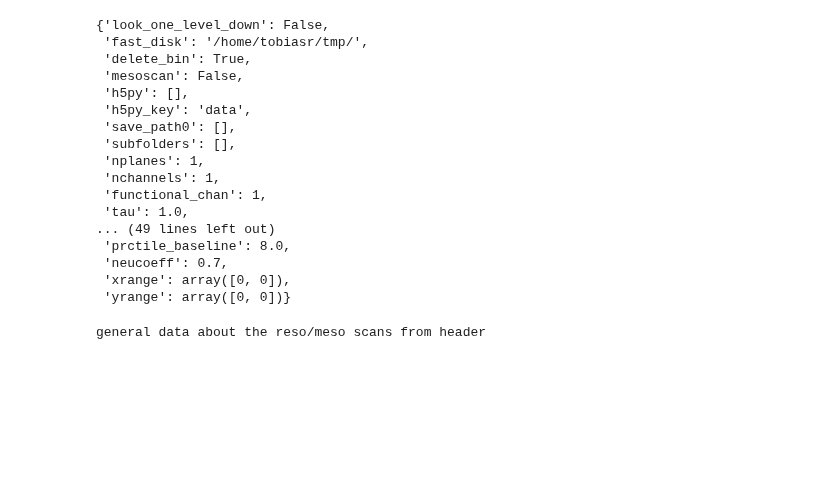
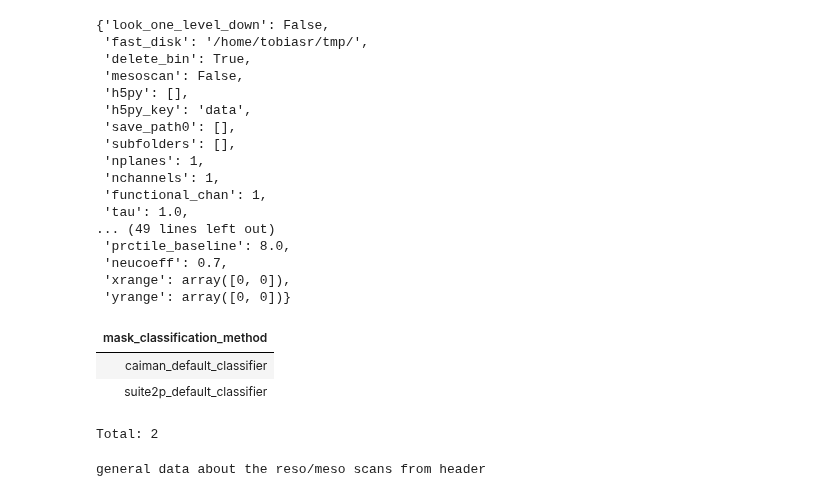
Before and after one commit to Gyepee/adamacs_jisooj, a Jupyter notebook: notebooks/11_troselab_LOCAL_s2p_curation.ipynb, the cells around one changed output. Drawn from its saved outputs; the diff is of its cells as text; code cells hidden in the pictures; blank space fills up the shorter version.

```diff
--- a/notebooks/11_troselab_LOCAL_s2p_curation.ipynb
+++ b/notebooks/11_troselab_LOCAL_s2p_curation.ipynb
@@ -98,6 +101,13 @@ params_dict
  'neucoeff': 0.7,
  'xrange': array([0, 0]),
  'yrange': array([0, 0])}
+# %%
+imaging.MaskClassificationMethod()
+# %% [output]
+| mask_classification_method |
+| caiman_default_classifier |
+| suite2p_default_classifier |
+Total: 2
 # %%
 key = dict(session_id = "sess9FGLE1FN", scan_id = "scan9FGLE1FN")
 fps = (scan.ScanInfo() & key).fetch1("fps")
```
Also changed, not shown: parts of 11 cells of this notebook, 2 other files.
